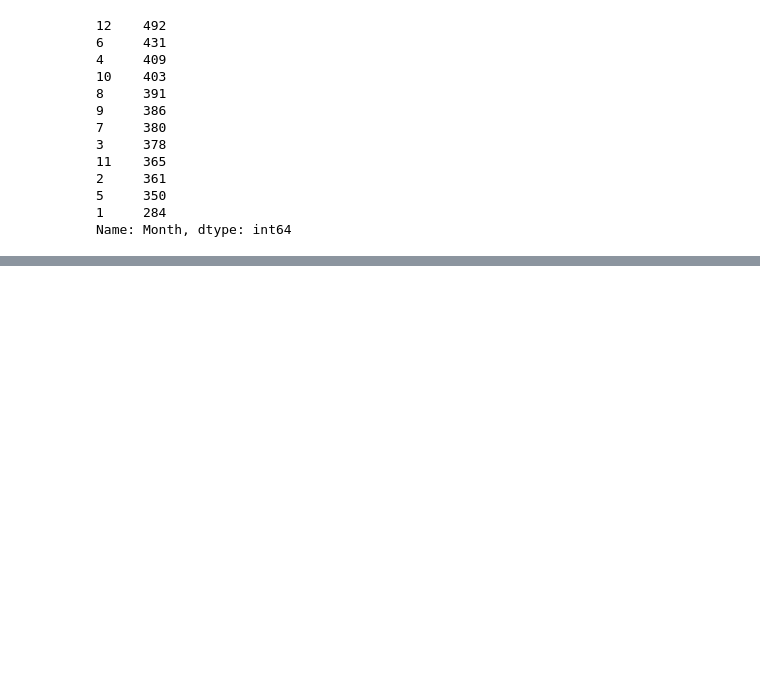
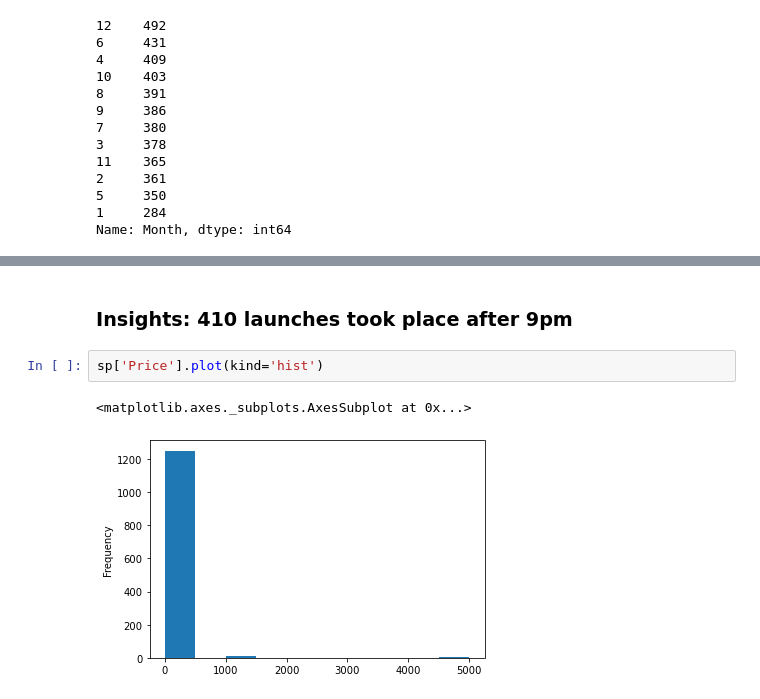
Before and after one commit to RahulRajdkp/MavenAnalytics, a Jupyter notebook: Space Missions/EDA_Space_dataset.ipynb, the cells around one changed output, grey strips where cells are left out. Cells and saved outputs as stored; diff of their text form; blank space fills up the shorter version.

```diff
--- a/Space Missions/EDA_Space_dataset.ipynb
+++ b/Space Missions/EDA_Space_dataset.ipynb
@@ -515,0 +634,7 @@ Name: Month, dtype: int64
+# %% [markdown]
+### Insights: 410 launches took place after 9pm
+# %%
+sp['Price'].plot(kind='hist')
+# %% [output]
+<matplotlib.axes._subplots.AxesSubplot at 0x...>
+[figure, added]
```
Also changed, not shown: parts of 54 cells of this notebook.
